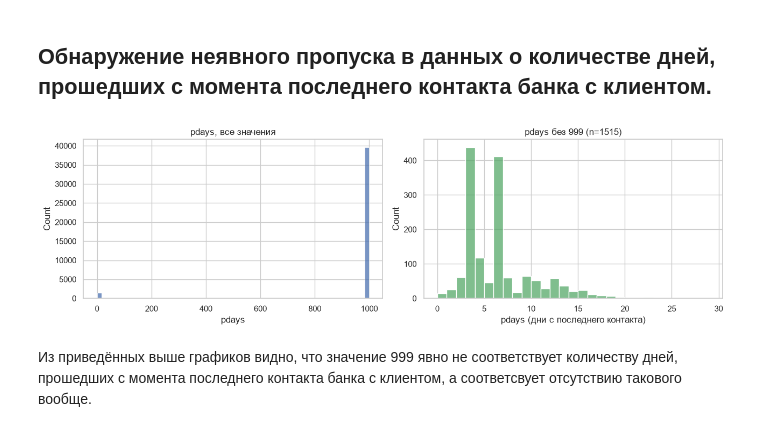
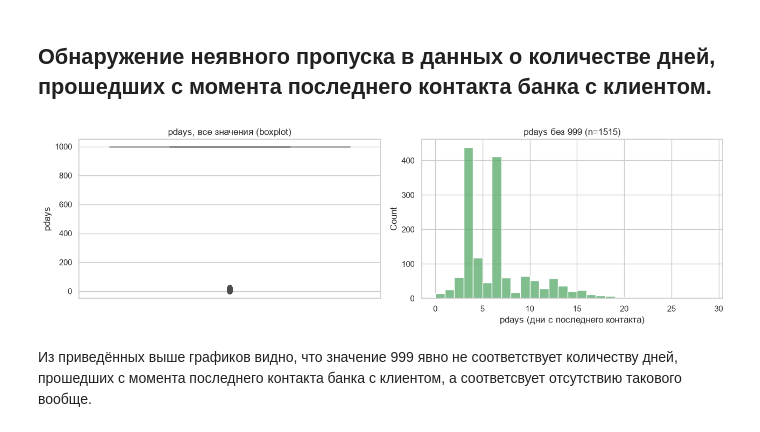
Before and after one commit to KgAmerlion/project_practice_team_1, a Jupyter notebook: Notebook_Bank_Marketing_analitika (2).ipynb, the cells around one changed output. Cells and saved outputs as stored; diff of their text form; code cells hidden in the pictures.

```diff
--- a/Notebook_Bank_Marketing_analitika (2).ipynb
+++ b/Notebook_Bank_Marketing_analitika (2).ipynb
@@ -291,20 +291,18 @@ df["month"] = pd.Categorical(df["month"], categories=months, ordered=True)
 # %%
 fig, axes = plt.subplots(1, 2, figsize=(13, 4))
 
-# слева: всё как есть — 999 доминирует, реальные дни не видны
-sns.histplot(df["pdays"], bins=60, ax=axes[0], color="C0")
-axes[0].set_title("pdays, все значения")
-axes[0].set_xlabel("pdays")
+sns.boxplot(y=df["pdays"], ax=axes[0], color="C0")
+axes[0].set_title("pdays, все значения (boxplot)")
+axes[0].set_ylabel("pdays")
 
-# справа: только те, где pdays != 999 — вот это и есть "настоящие" дни
 real = df.loc[df["pdays"] != 999, "pdays"]
 sns.histplot(real, bins=range(0, 30), ax=axes[1], color="C2")
 axes[1].set_title(f"pdays без 999 (n={len(real)})")
 axes[1].set_xlabel("pdays (дни с последнего контакта)")
 
 plt.tight_layout(); plt.show()
 # %% [output]
-[figure, old version]
+[figure, new version]
 # %% [markdown]
 Из приведённых выше графиков видно, что значение 999 явно не соответствует количеству дней, прошедших с момента последнего контакта банка с клиентом, а соответсвует отсутствию такового вообще.
 # %% [markdown]
```
Also changed, not shown: parts of 12 cells of this notebook.
